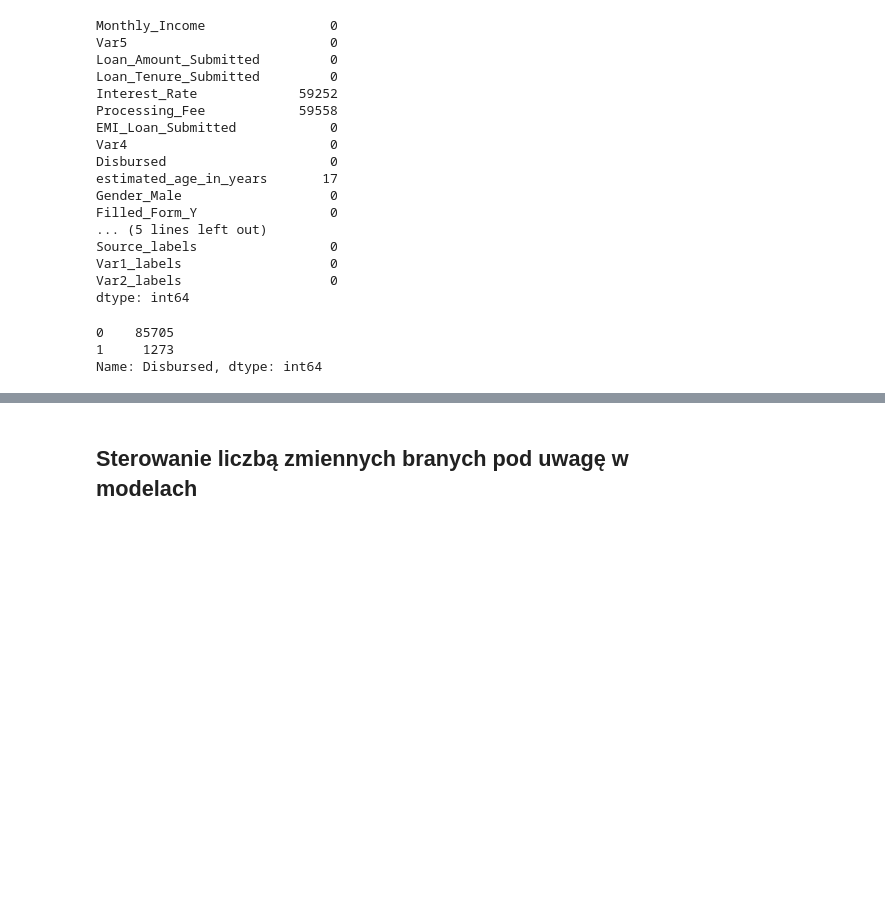
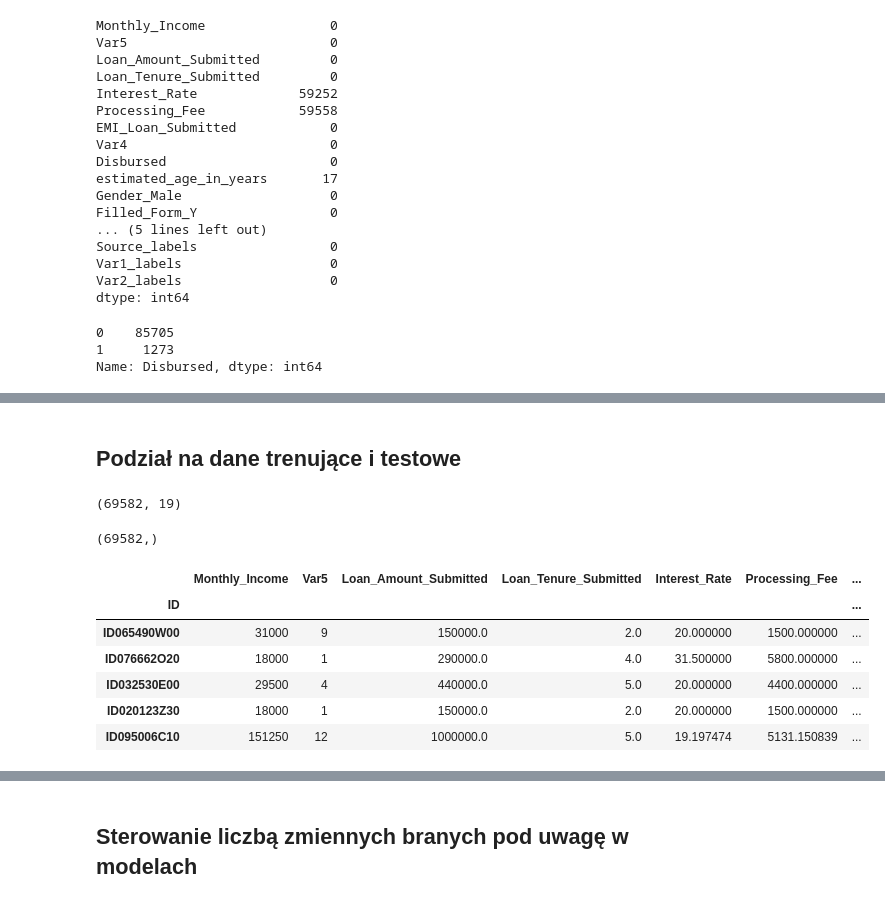
Before and after one commit to andrzej199/_projekt_, a Jupyter notebook: projekt_T2.ipynb, the cells around one changed output, grey strips where cells are left out. Drawn from its saved outputs; the diff is of its cells as text; code cells hidden in the pictures; blank space fills up the shorter version.

```diff
--- a/projekt_T2.ipynb
+++ b/projekt_T2.ipynb
@@ -562,0 +584,2 @@ Disbursed_liczba_wystapien_0, Disbursed_liczba_wystapien_1
+# %% [markdown]
+## Podział na dane trenujące i testowe
@@ -562,0 +592,18 @@ Disbursed_liczba_wystapien_0, Disbursed_liczba_wystapien_1
+# %%
+X_train_a.shape
+# %% [output]
+(69582, 19)
+# %%
+y_train_a.shape
+# %% [output]
+(69582,)
+# %%
+X_train_a.head()
+# %% [output]
+|  | Monthly_Income | Var5 | Loan_Amount_Submitted | Loan_Tenure_Submitted | Interest_Rate | Processing_Fee | ... |
+| ID |  |  |  |  |  |  | ... |
+| ID065490W00 | 31000 | 9 | 150000.0 | 2.0 | 20.000000 | 1500.000000 | ... |
+| ID076662O20 | 18000 | 1 | 290000.0 | 4.0 | 31.500000 | 5800.000000 | ... |
+| ID032530E00 | 29500 | 4 | 440000.0 | 5.0 | 20.000000 | 4400.000000 | ... |
+| ID020123Z30 | 18000 | 1 | 150000.0 | 2.0 | 20.000000 | 1500.000000 | ... |
+| ID095006C10 | 151250 | 12 | 1000000.0 | 5.0 | 19.197474 | 5131.150839 | ... |
```
Also changed, not shown: parts of 86 cells of this notebook.
